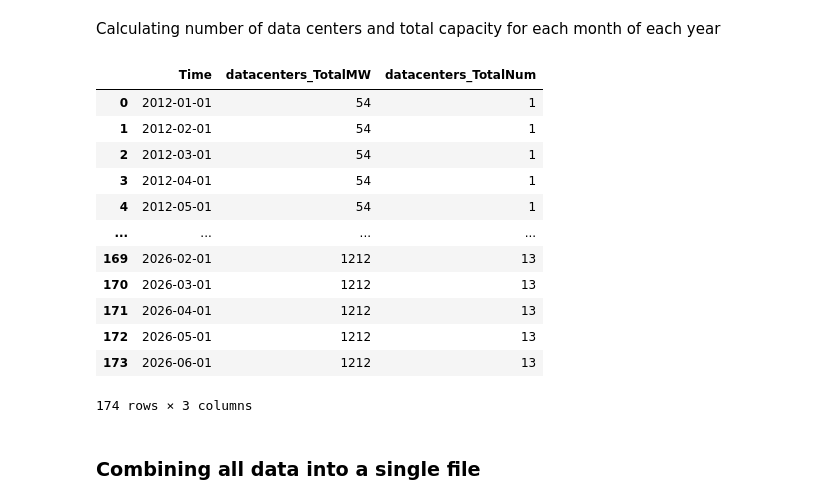
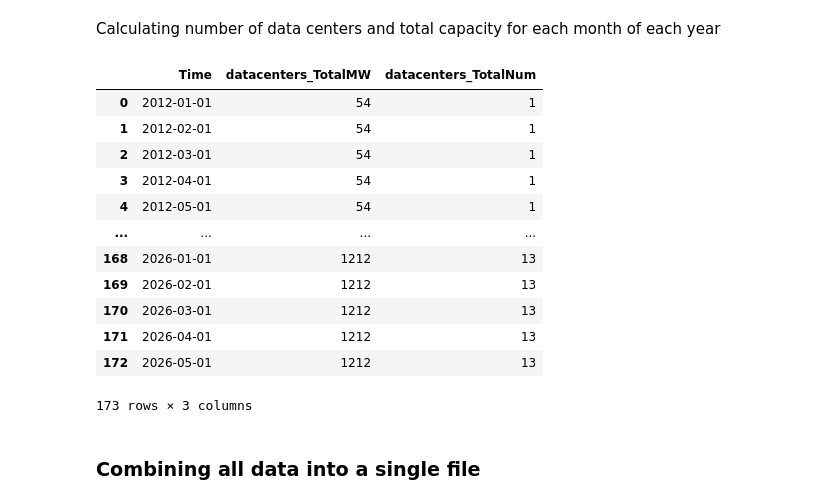
Before and after one commit to Erdos-Projects/summer26-water-use-sustainability, a Jupyter notebook: Code/01_Data_Cleaning.ipynb, the cells around one changed output. Drawn from its saved outputs; the diff is of its cells as text; code cells hidden in the pictures.

```diff
--- a/Code/01_Data_Cleaning.ipynb
+++ b/Code/01_Data_Cleaning.ipynb
@@ -488,39 +487,39 @@ datacenters.head()
 Calculating number of data centers and total capacity for each month of each year
 # %%
 #Buildling an empty dataframe with one row for each month
-months = pd.date_range(start='2012-01-01', end='2026-06-01', freq='MS')
+months = pd.date_range(start='2012-01-01', end='2026-05-01', freq='MS')
 datacenters_monthly = pd.DataFrame({'Time': months})
 
 #Defining unctions for calculating cumulative active operational MW capacity and number of active datacenters per month
 def get_cumulative_load(date):
     year = date.year
     active = datacenters[datacenters['Initial_Operational_Year'] <= year]
     return active['Operational_MW_Capacity'].sum()
 
 def get_cumulative_number(date):
     year = date.year
     active = datacenters[datacenters['Initial_Operational_Year'] <= year]
     return active['Operational_MW_Capacity'].count()
 
 #Applying functions
 datacenters_monthly['datacenters_TotalMW'] = datacenters_monthly['Time'].apply(get_cumulative_load)
 datacenters_monthly['datacenters_TotalNum'] = datacenters_monthly['Time'].apply(get_cumulative_number)
 
 datacenters_monthly
 # %% [output]
 |  | Time | datacenters_TotalMW | datacenters_TotalNum |
 | 0 | 2012-01-01 | 54 | 1 |
 | 1 | 2012-02-01 | 54 | 1 |
 | 2 | 2012-03-01 | 54 | 1 |
 | 3 | 2012-04-01 | 54 | 1 |
 | 4 | 2012-05-01 | 54 | 1 |
 | ... | ... | ... | ... |
+| 168 | 2026-01-01 | 1212 | 13 |
 | 169 | 2026-02-01 | 1212 | 13 |
 | 170 | 2026-03-01 | 1212 | 13 |
 | 171 | 2026-04-01 | 1212 | 13 |
 | 172 | 2026-05-01 | 1212 | 13 |
-| 173 | 2026-06-01 | 1212 | 13 |
-174 rows × 3 columns
+173 rows × 3 columns
 # %% [markdown]
 ### Combining all data into a single file
 # %% [markdown]
```
Also changed, not shown: parts of 5 cells of this notebook, 3 other files.
